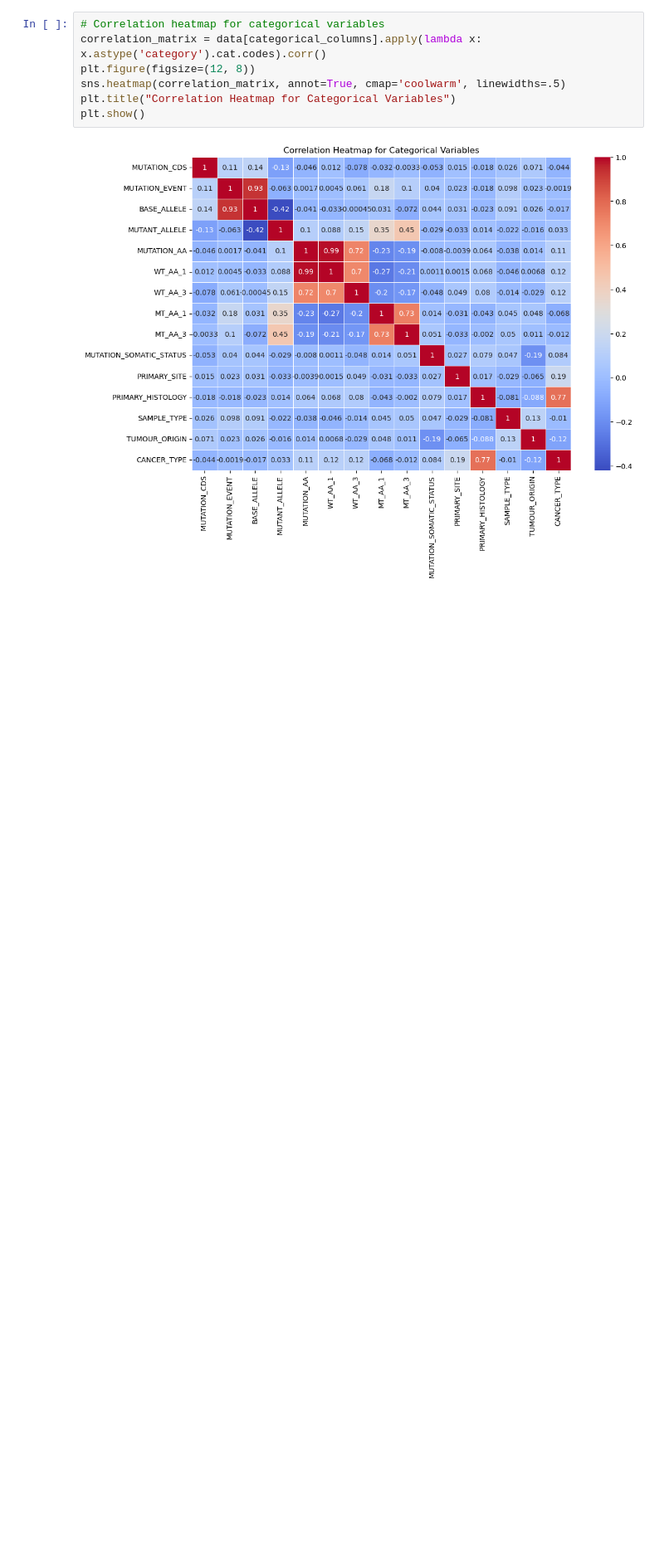
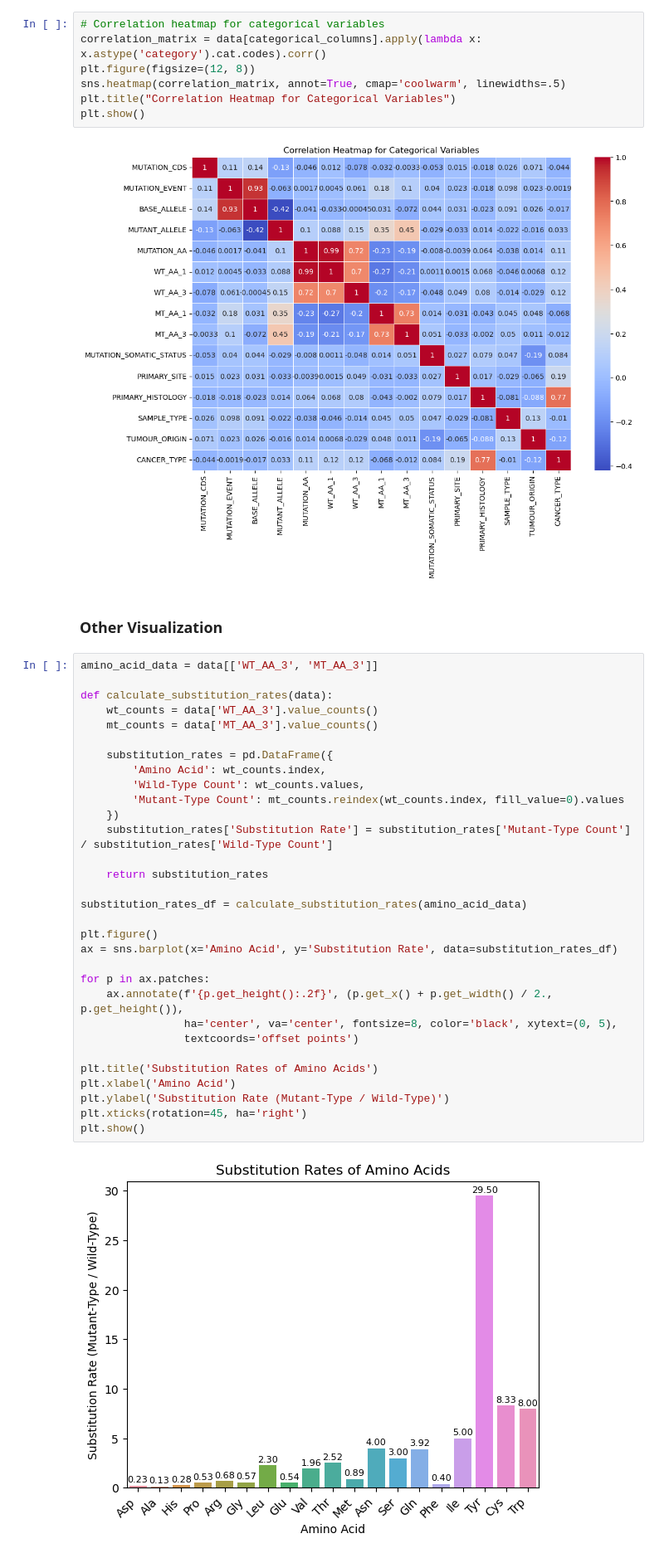
Before and after one commit to itsjustnilay/BIS_634-Cancer-Predictor, a Jupyter notebook: 2. Data Exploration and Visualization.ipynb, the cells around one changed output. Shown at 83% size. Saved outputs shown, nothing was run; the diff lists cells and outputs as text; blank space fills up the shorter version.

```diff
--- a/2. Data Exploration and Visualization.ipynb
+++ b/2. Data Exploration and Visualization.ipynb
@@ -124,3 +125,38 @@ plt.title("Correlation Heatmap for Categorical Variables")
 plt.show()
 # %% [output]
 [figure]
+# %% [markdown]
+### Other Visualization
+# %%
+amino_acid_data = data[['WT_AA_3', 'MT_AA_3']]
+
+def calculate_substitution_rates(data):
+    wt_counts = data['WT_AA_3'].value_counts()
+    mt_counts = data['MT_AA_3'].value_counts()
+
+    substitution_rates = pd.DataFrame({
+        'Amino Acid': wt_counts.index,
+        'Wild-Type Count': wt_counts.values,
+        'Mutant-Type Count': mt_counts.reindex(wt_counts.index, fill_value=0).values
+    })
+    substitution_rates['Substitution Rate'] = substitution_rates['Mutant-Type Count'] / substitution_rates['Wild-Type Count']
+
+    return substitution_rates
+
+substitution_rates_df = calculate_substitution_rates(amino_acid_data)
+
+plt.figure()
+ax = sns.barplot(x='Amino Acid', y='Substitution Rate', data=substitution_rates_df)
+
+for p in ax.patches:
+    ax.annotate(f'{p.get_height():.2f}', (p.get_x() + p.get_width() / 2., p.get_height()),
+                ha='center', va='center', fontsize=8, color='black', xytext=(0, 5),
+                textcoords='offset points')
+
+plt.title('Substitution Rates of Amino Acids')
+plt.xlabel('Amino Acid')
+plt.ylabel('Substitution Rate (Mutant-Type / Wild-Type)')
+plt.xticks(rotation=45, ha='right')
+plt.show()
+# %% [output]
+[figure, added]
```
Also changed, not shown: parts of 3 cells of this notebook.
